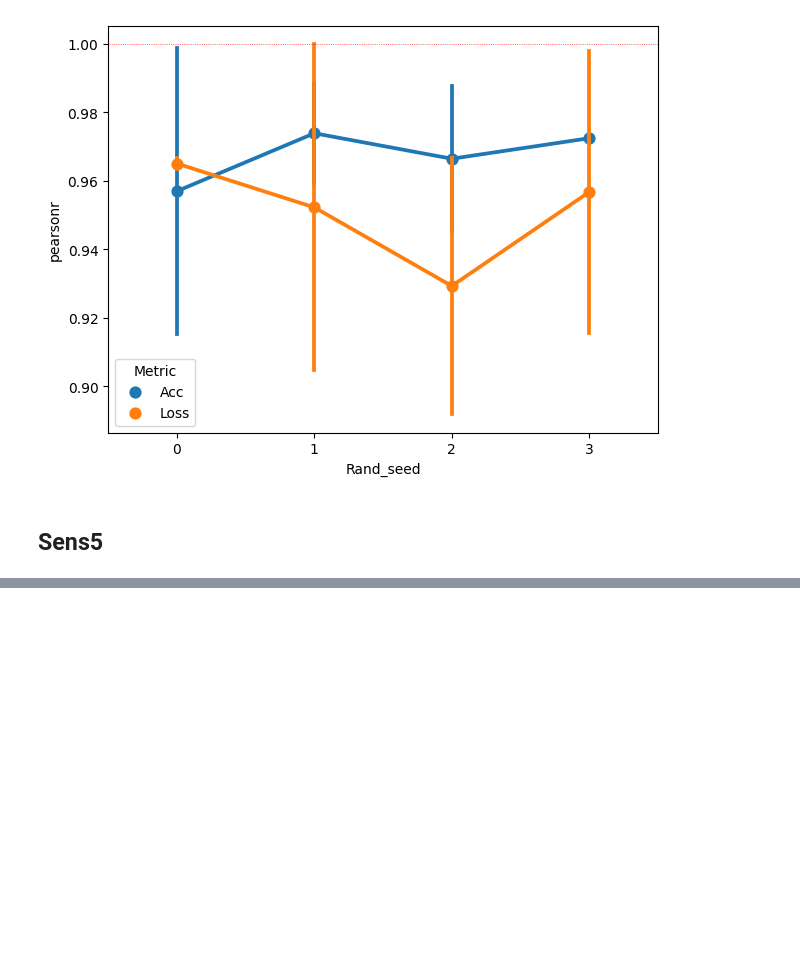
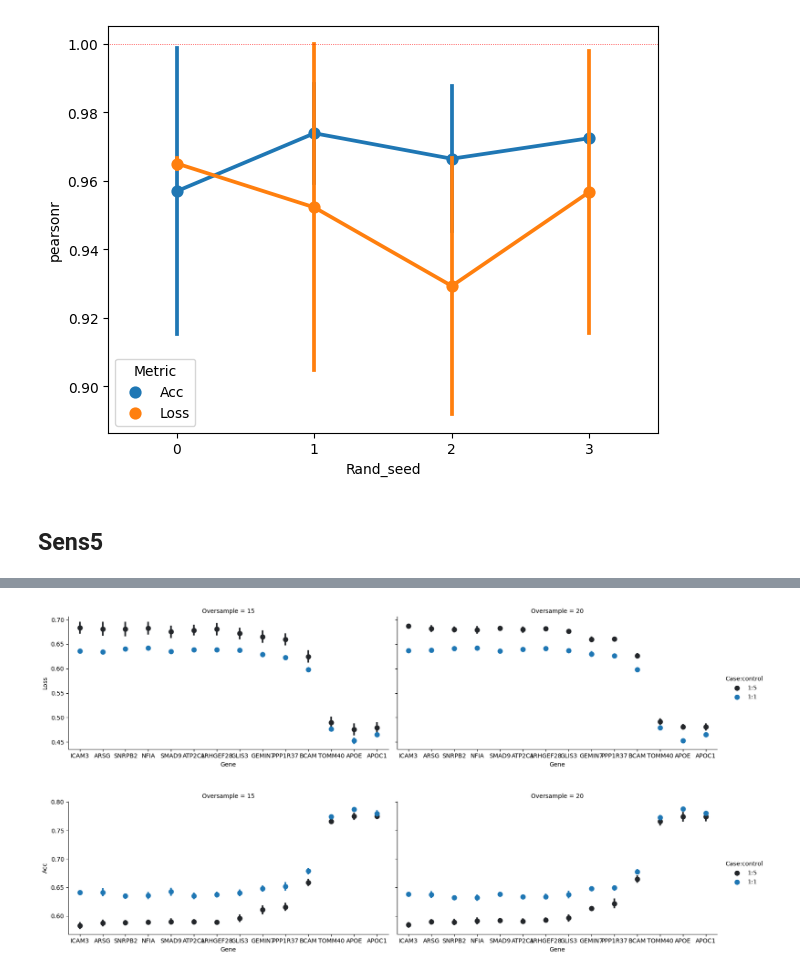
Before and after one commit to titoghose/GWANN, a Jupyter notebook: Code_AD/sensitivity_plots.ipynb, the cells around one changed output, grey strips where cells are left out. Saved outputs shown, nothing was run; the diff lists cells and outputs as text; code cells hidden in the pictures; blank space fills up the shorter version.

```diff
--- a/Code_AD/sensitivity_plots.ipynb
+++ b/Code_AD/sensitivity_plots.ipynb
@@ -357,0 +428,39 @@ plt.savefig(f'./results_Sens4/Diff_batch_type_{corr_fn.__name__}.png', dpi=100)
+# %%
+oversample = [15, 20, 15, 20]
+sens_types = ['Sens5', 'Sens5', 'Sens4.1', 'Sens3']
+rand_seeds = [82, 192, 8376, 1763]
+grp_size = 20
+# %%
+for label in ['MATERNAL_MARIONI']:
+    grp_summ_df = []
+    for sens_type, ovs in zip(sens_types, oversample):
+        for si, seed in enumerate(rand_seeds):
+            exp_name = f'{sens_type}_{si}_{ovs}'
+            exp_summ_path = (f'NN_Logs/'+
+                f'{label}_Chr{exp_name}_GWANNet5_[128,64]_Dr_0.3_LR:0.0001_BS:256_Optim:adam/'+
+                f'{label}_Chr{exp_name}_2500bp_summary.csv')
+            summ_df = pd.read_csv(exp_summ_path)
+            summ_df = process_df(summ_df)
+            summ_df['Group_size'] = grp_size
+            summ_df['Oversample'] = ovs
+            summ_df['Random_seed'] = seed
+            summ_df['Sens'] = '1:5' if sens_type == 'Sens5' else '1:1'
+            summ_df = summ_df[['Group_size', 'Oversample', 'Random_seed', 'Sens', 'Gene', 'Acc', 'Loss']]
+            grp_summ_df.append(summ_df)
+    grp_summ_df = pd.concat(grp_summ_df, ignore_index=True)
+# %%
+grp_summ_df.sort_values(['Acc', 'Gene', 'Sens'], inplace=True)
+x_order = grp_summ_df.drop_duplicates('Gene')['Gene'].to_list()
+for met in ['Loss', 'Acc']:
+    fg = sns.FacetGrid(data=grp_summ_df, col='Oversample',
+                       col_order=np.unique(grp_summ_df['Oversample']),
+                       height=4, aspect=2, sharex=True, sharey=True)
+    fg.map_dataframe(sns.pointplot, x='Gene', y=met, order=x_order,
+                     hue='Sens', errorbar='sd', join=False)
+    fg.add_legend(title='Case:control')
+    # sns.displot(data=grp_summ_df, col='Oversample', x=met, hue='Random_seed',
+    #             kind='kde', palette='flare', hue_order=rand_seeds)
+    # plt.savefig(f'./results_Sens5/Diff_case_control_ratio_{met}.png', dpi=100)
+# %% [output]
+[figure, added]
+[figure, added]
```
Also changed, not shown: parts of 8 cells of this notebook, 2 other files.
